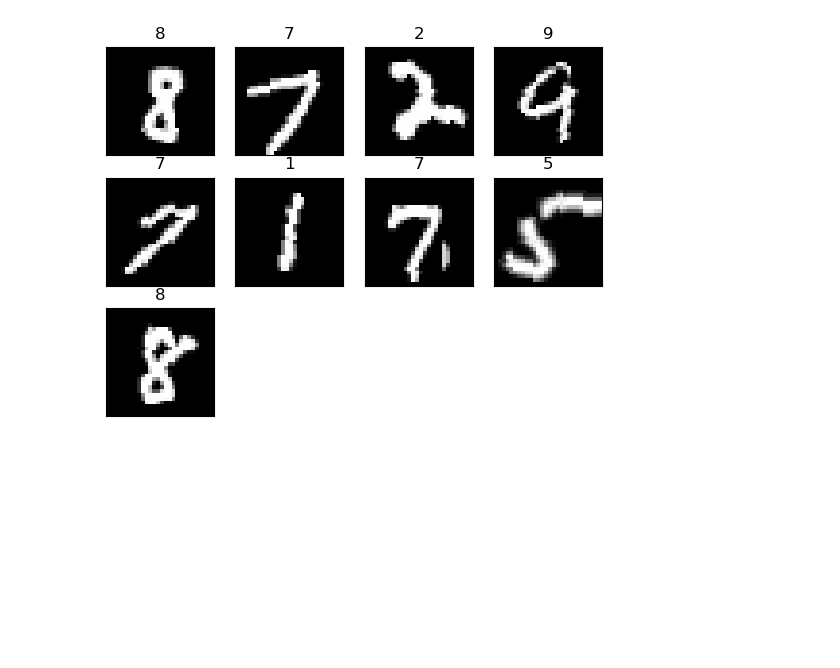
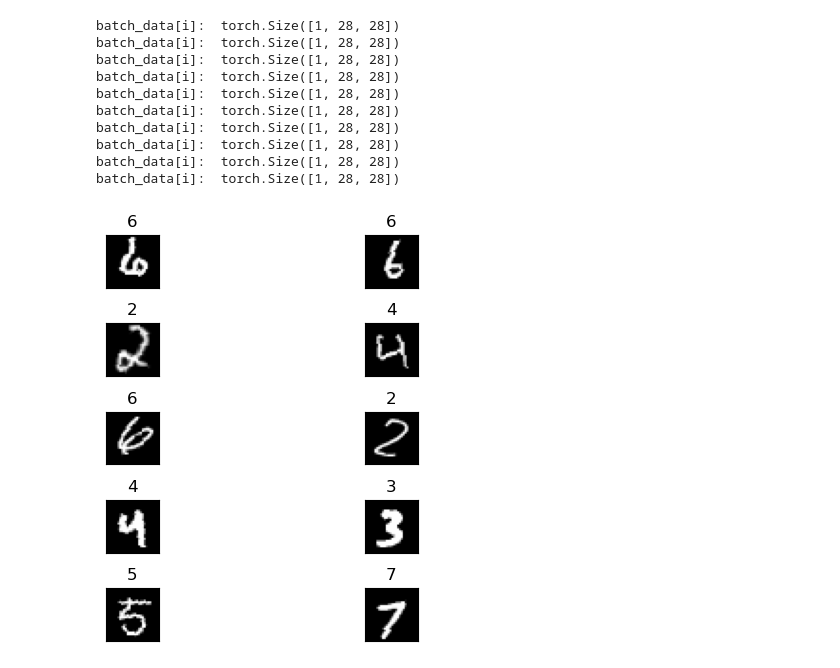
Before and after one commit to MaitreyaManohar/MNIST-Improved, a Jupyter notebook: S6/S6.ipynb, the cells around one changed output. Saved outputs shown, nothing was run; the diff lists cells and outputs as text; code cells hidden in the pictures; blank space fills up the shorter version.

```diff
--- a/S6/S6.ipynb
+++ b/S6/S6.ipynb
@@ -55,10 +37,25 @@ test_loader = torch.utils.data.DataLoader(test_data, **kwargs)
-# %%
-batch_data, batch_label = next(iter(train_loader))
-for i in range(9):
-    plt.subplot(3, 4, i + 1)
-    plt.imshow(batch_data[i].squeeze(),cmap='gray')
-    plt.title(batch_label[i].item())
-    plt.xticks([])
-    plt.yticks([])
-# %% [output]
-[figure, removed]
+# %%
+training_data = datasets.MNIST('./data',train=True,download=True,transform=train_transforms)
+testing_data = datasets.MNIST('./data',train=False,download=True,transform=test_transforms)
+# testing_data,validation_data = torch.utils.data.random_split(testing_data,[1000,9000])
+# %%
+kwargs = {'batch_size': 512, 'shuffle': True, 'num_workers': 2, 'pin_memory': True}
+train_loader = torch.utils.data.DataLoader(training_data, **kwargs)
+kwargs = {'batch_size': 100, 'shuffle': True, 'num_workers': 2, 'pin_memory': True}
+test_loader = torch.utils.data.DataLoader(testing_data, **kwargs)
+val_loader = torch.utils.data.DataLoader(testing_data, **kwargs)
+# %%
+batch_data, batch_label = next(iter(train_loader))
+viewPlots(batch_data,batch_label,10)
+# %% [output]
+batch_data[i]:  torch.Size([1, 28, 28])
+batch_data[i]:  torch.Size([1, 28, 28])
+batch_data[i]:  torch.Size([1, 28, 28])
+batch_data[i]:  torch.Size([1, 28, 28])
+batch_data[i]:  torch.Size([1, 28, 28])
+batch_data[i]:  torch.Size([1, 28, 28])
+batch_data[i]:  torch.Size([1, 28, 28])
+batch_data[i]:  torch.Size([1, 28, 28])
+batch_data[i]:  torch.Size([1, 28, 28])
+batch_data[i]:  torch.Size([1, 28, 28])
+[figure, added]
```
Also changed, not shown: parts of 11 cells of this notebook, 9 other files.
